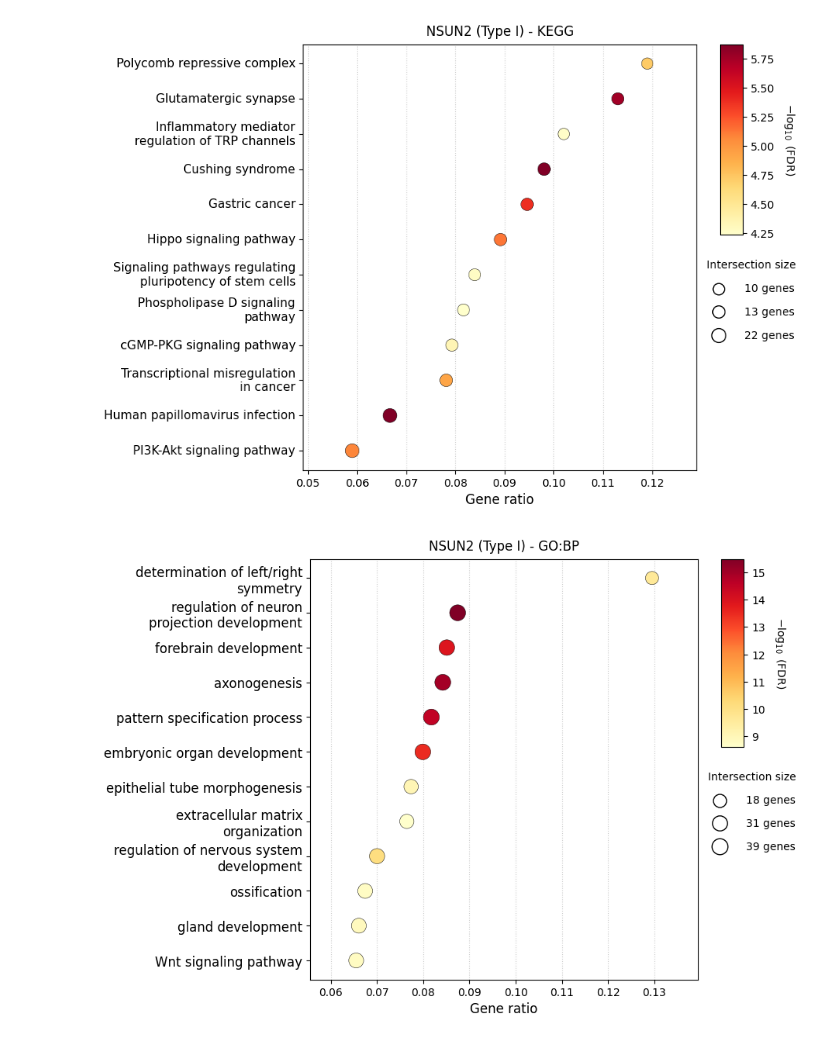
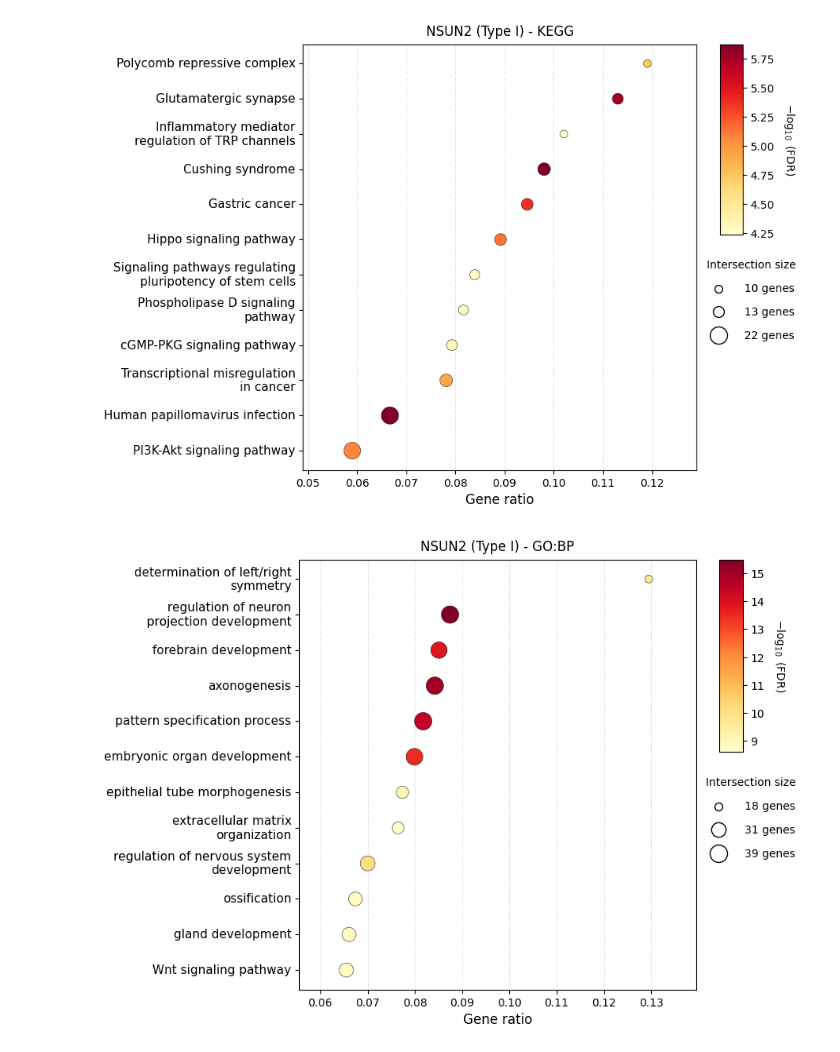
Before and after one commit to AnacletoLAB/RNA_m5C_predict, a Jupyter notebook: experiments/transcriptome_analysis/gene_enrichment.ipynb, the cells around one changed output. Drawn from its saved outputs; the diff is of its cells as text; code cells hidden in the pictures.

Commit message:
change_dot_figs_enrichment

```diff
--- a/experiments/transcriptome_analysis/gene_enrichment.ipynb
+++ b/experiments/transcriptome_analysis/gene_enrichment.ipynb
@@ -288,18 +297,21 @@ df = (all_slims_50[cls][source]          # already slimmed & size‑filtered
         .sort_values("gene_ratio", ascending=False)
         .reset_index(drop=True))
 
-# df["label"] = [textwrap.shorten(s, 55, placeholder="…") for s in df.name]
+# Create two-line labels instead of standardized labels
 df["label"] = create_two_line_labels(df, max_chars_per_line=30)
 
 y          = np.arange(len(df))[::-1]
 dot_sizes  = np.sqrt(df.intersection_size)*35          # perceptually linear
-dot_colors = df.logFDR                                 # colour = –log₁₀ FDR
+size_min, size_max = df.intersection_size.min(), df.intersection_size.max()
+dot_sizes = 50 + (df.intersection_size - size_min) / (size_max - size_min) * 200
+dot_colors = df.logFDR                                 # colour = –log₁₀ FDR
+
+
+
 
 # ───────────────────────────  layout  ─────────────────────────────────
 fig      = plt.figure(figsize=(7.6, 0.47*top_n + 1.4))
 spec = gs.GridSpec(nrows=20, ncols=20,
-                #    width_ratios=[10, 10],        # 75% vs 25% width split
-                #    height_ratios=[10, 10],       # Equal height split for right side
                    wspace=0.01, hspace=0.1)
 
 # Main plot spans both rows of the left column
@@ -311,41 +323,45 @@ ax_size = fig.add_subplot(spec[10:14, 17:19])
 
 # ---- main scatter ----------------------------------------------------
 sc = ax_main.scatter(df.gene_ratio, y, s=dot_sizes, c=dot_colors,
                      cmap="YlOrRd", edgecolors="k", linewidths=.35)
 
-ax_main.set_xlim(df.gene_ratio.min()-0.01, df.gene_ratio.max()+0.01)          # 15 % head‑room
-# ax_main.set_xlim(0.05, 0.14)          # 15 % head‑room
+# ax_main.set_xlim(0.05, 0.14)
+ax_main.set_xlim(df.gene_ratio.min()-0.01, df.gene_ratio.max()+0.01)
 ax_main.set_yticks(y)
-ax_main.set_yticklabels(df.label, fontsize=12)
+ax_main.set_yticklabels(df.label, fontsize=11, va='center')  # Added va='center' for better alignment
 ax_main.set_xlabel("Gene ratio", fontsize=12)
 ax_main.set_title(f"{map_[cls]} (Type {cls}) - {source}", pad=8)
 ax_main.grid(axis="x", ls=":", color="0.8")
 ax_main.set_axisbelow(True)
 
 # ---- colour‑bar occupies its own, fixed column -----------------------
 cbar = fig.colorbar(sc, cax=ax_cbar)
 cbar.set_label(r"$-\log_{10}$ (FDR)", fontsize=10, rotation=270, labelpad=20)
 
 # ---- intersection‑size legend in a dedicated blank axis --------------
 ax_size.set_axis_off()
 
 sizes_ref = np.array([df.intersection_size.min(),
                       df.intersection_size.median(),
                       df.intersection_size.max()], dtype=int)
 
-handles = [plt.scatter([], [], s=np.sqrt(s)*35, edgecolors="k",
-                       facecolors="w") for s in sizes_ref]
-labels  = [f"{s} genes" for s in sizes_ref]
+sizes_ref_conv = 50 + (sizes_ref - size_min) / (size_max - size_min) * 200
+handles = [plt.scatter([], [], s=s, edgecolors="k",
+                       facecolors="w") for s in sizes_ref_conv]
+
+# handles = [plt.scatter([], [], s=np.sqrt(s)*35, edgecolors="k",
+#                        facecolors="w") for s in sizes_ref]
+labels  = [f"{s} genes" for s in sizes_ref]
 
 ax_size.legend(handles, labels, title="Intersection size",
                loc="center left", frameon=False, labelspacing=1.15,
                handletextpad=1.4)
 
 source_name = source.replace(":", "")  # remove colon for file naming
-# plt.savefig(cwd / f"enrichment_results/type_{cls}_{source_name}_enrichment.pdf", bbox_inches="tight")
+plt.savefig(cwd / f"enrichment_results/type_{cls}_{source_name}_enrichment.pdf", bbox_inches="tight")
 plt.savefig(cwd / f"enrichment_results/type_{cls}_{source_name}_enrichment.eps", bbox_inches="tight")
 # %% [output]
-[figure, old version]
+[figure, new version]
 # %%
 import matplotlib.pyplot as plt
 import matplotlib.gridspec as gs
```
Also changed, not shown: parts of 1 cell of this notebook.
